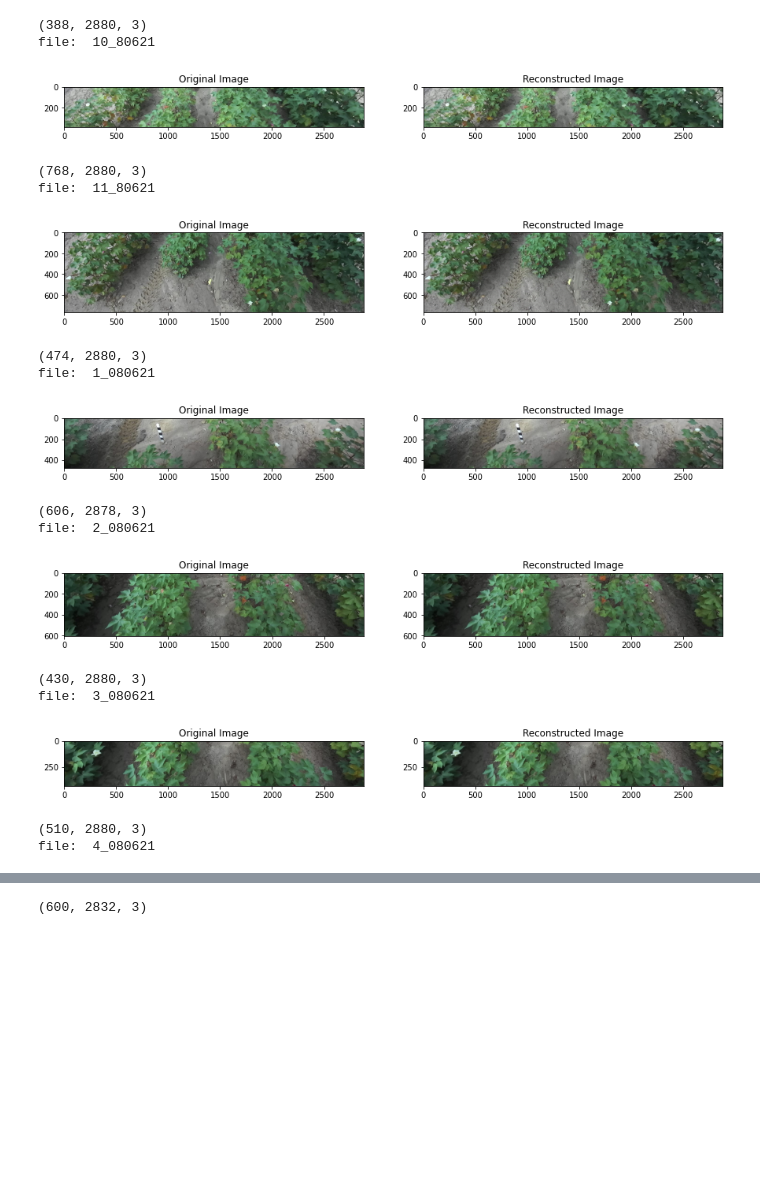
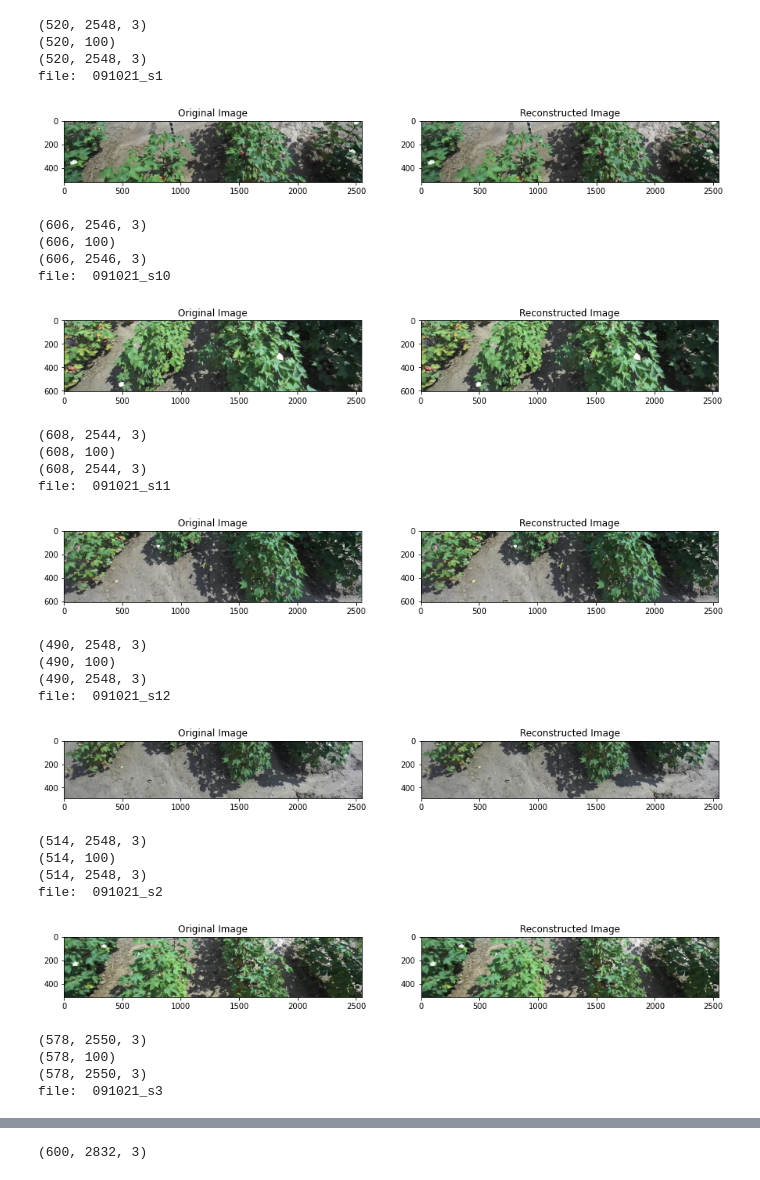
Before and after one commit to amandaissac/NIFAFACT_PCA, a Jupyter notebook: pca_splices.ipynb, the cells around one changed output, grey strips where cells are left out. Saved outputs shown, nothing was run; the diff lists cells and outputs as text; code cells hidden in the pictures; blank space fills up the shorter version.

```diff
--- a/pca_splices.ipynb
+++ b/pca_splices.ipynb
@@ -13,5 +14,6 @@ from matplotlib.image import imread
 # %%
-directory = '../Cotton_data/Splices/'
+directory = '../Cotton_data/080421_spliced/'
+reconstructions = True
 
 pca_b = PCA(n_components=100)
 pca_g = PCA(n_components=100)
@@ -23,6 +25,7 @@ red_variance = []
 
 image_byte_size = 0
 components_byte_size = 0
+reconstruct_byte_size = 0
 
 listsize = 0
 
@@ -41,58 +44,78 @@ for filename in os.listdir(directory):
     df_red = red/255
 
     pca_b.fit(df_blue)
     trans_pca_b = pca_b.transform(df_blue)
     pca_g.fit(df_green)
     trans_pca_g = pca_g.transform(df_green)
     pca_r.fit(df_red)
     trans_pca_r = pca_r.transform(df_red)
 
     f_no_stem = filename.split('.')[0]
-    np.savez_compressed('../Cotton_data/Splices_compressed/pca_'+f_no_stem, b=np.float16(trans_pca_b), g=np.float16(trans_pca_g), r=np.float16(trans_pca_r))
+    np.savez_compressed(directory[:-1]+'_compressed/pca_'+f_no_stem, b=np.float16(trans_pca_b), g=np.float16(trans_pca_g), r=np.float16(trans_pca_r))
     components_byte_size += np.float16(trans_pca_b).nbytes*3
 
     blue_variance.append(sum(pca_b.explained_variance_ratio_))
     green_variance.append(sum(pca_g.explained_variance_ratio_))
     red_variance.append(sum(pca_r.explained_variance_ratio_))
 
+    print(trans_pca_b.shape)
+
     # save reconstruction
-    compressed_np = np.load('../Cotton_data/Splices_compressed/pca_'+f_no_stem+'.npz')
+    compressed_np = np.load(directory[:-1]+'_compressed/pca_'+f_no_stem+'.npz')
 
     blue_c = compressed_np['b']
     green_c = compressed_np['g']
     red_c = compressed_np['r']
 
     b_arr_c = pca_b.inverse_transform(blue_c)
     g_arr_c = pca_g.inverse_transform(green_c)
     r_arr_c = pca_r.inverse_transform(red_c)
 
     img_reconstruct = (cv2.merge((b_arr_c, g_arr_c, r_arr_c)))
+    print(img_reconstruct.shape)
 
     print("file: ", f_no_stem)
-    fig = plt.figure(figsize=(15, 7.2))
-    fig.add_subplot(121)
-    plt.title("Original Image")
-    plt.imshow(img)
-    fig.add_subplot(122)
-    plt.title("Reconstructed Image")
-    plt.imshow(np.clip(img_reconstruct, 0, 1))
-    plt.show()
-    plt.imsave('../Cotton_data/Splices_reconstructed/reconstructed'+f_no_stem+'.jpg', np.clip(img_reconstruct, 0, 1))
+
+    if reconstructions:
+        fig = plt.figure(figsize=(15, 7.2))
+        fig.add_subplot(121)
+        plt.title("Original Image")
+        plt.imshow(img)
+        fig.add_subplot(122)
+        plt.title("Reconstructed Image")
+        plt.imshow(np.clip(img_reconstruct, 0, 1))
+        plt.show()
+
+        plt.imsave(directory[:-1]+'_reconstructed/reconstructed'+f_no_stem+'.jpg', np.clip(img_reconstruct, 0, 1))
+        recon_img = cv2.cvtColor(cv2.imread(directory[:-1]+'_reconstructed/reconstructed'+f_no_stem+'.jpg'), cv2.COLOR_BGR2RGB)
+        reconstruct_byte_size += recon_img.nbytes
 # %% [output]
-(388, 2880, 3)
-file:  10_80621
+(520, 2548, 3)
+(520, 100)
+(520, 2548, 3)
+file:  091021_s1
-[figure, old version]
+[figure, new version]
-(768, 2880, 3)
-file:  11_80621
+(606, 2546, 3)
+(606, 100)
+(606, 2546, 3)
+file:  091021_s10
-[figure, old version]
+[figure, new version]
-(474, 2880, 3)
-file:  1_080621
+(608, 2544, 3)
+(608, 100)
+(608, 2544, 3)
+file:  091021_s11
-[figure, old version]
+[figure, new version]
-(606, 2878, 3)
-file:  2_080621
+(490, 2548, 3)
+(490, 100)
+(490, 2548, 3)
+file:  091021_s12
-[figure, old version]
+[figure, new version]
-(430, 2880, 3)
-file:  3_080621
+(514, 2548, 3)
+(514, 100)
+(514, 2548, 3)
+file:  091021_s2
-[figure, old version]
+[figure, new version]
-(510, 2880, 3)
-file:  4_080621
+(578, 2550, 3)
+(578, 100)
+(578, 2550, 3)
+file:  091021_s3
```
Also changed, not shown: parts of 7 cells of this notebook.
